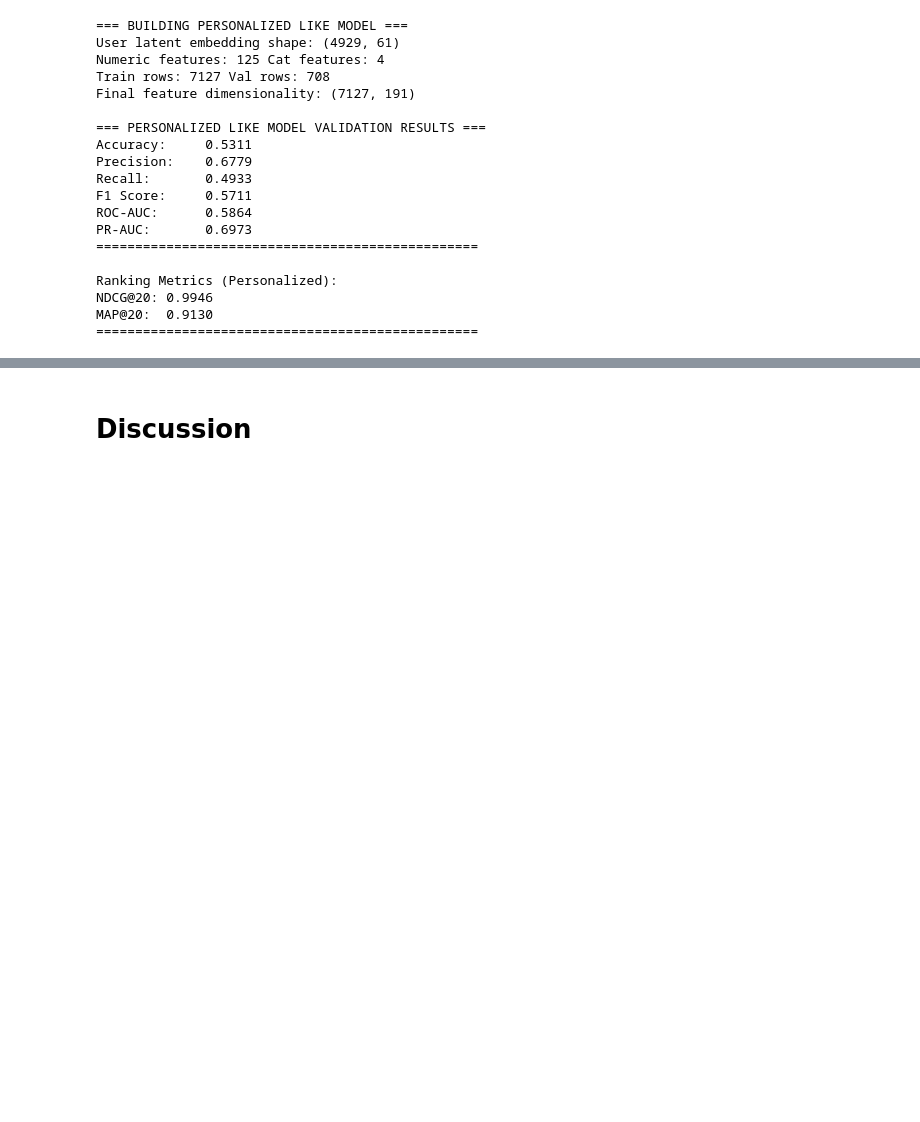
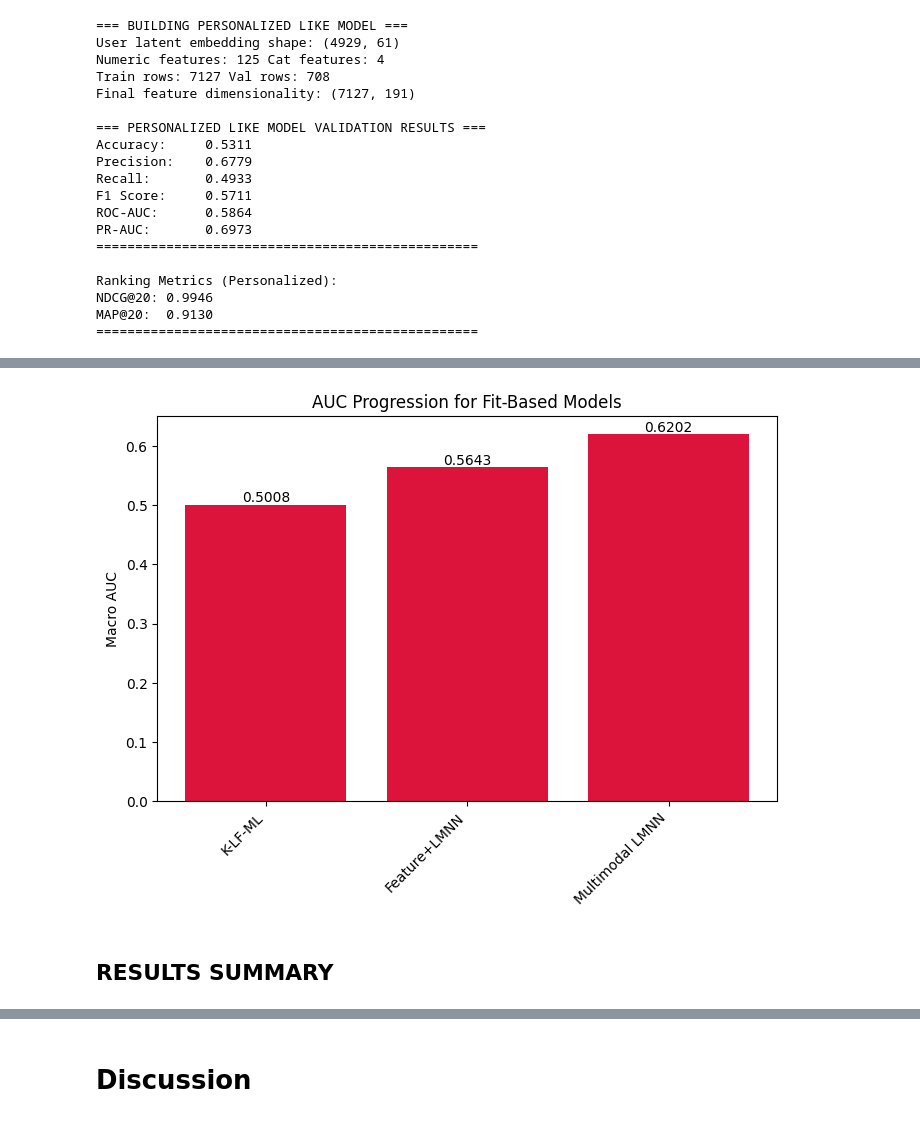
Before and after one commit to kpacker77/CSE158_Assign2, a Jupyter notebook: Assignment2.ipynb, the cells around one changed output, grey strips where cells are left out. Saved outputs shown, nothing was run; the diff lists cells and outputs as text; code cells hidden in the pictures; blank space fills up the shorter version.

```diff
--- a/Assignment2.ipynb
+++ b/Assignment2.ipynb
@@ -2311,0 +2372,19 @@ MAP@20:  0.9130
+# %%
+auc_df = pd.DataFrame({
+    'Model': ['K-LF-ML', 'Feature+LMNN', 'Multimodal LMNN'],
+    'Macro-AUC': [0.5008, 0.5643, 0.6202]
+})
+
+plt.figure(figsize=(8,5))
+bars = plt.bar(auc_df['Model'], auc_df['Macro-AUC'], color='crimson')
+plt.ylabel('Macro AUC')
+plt.title('AUC Progression for Fit-Based Models')
+plt.xticks(rotation=45, ha='right')
+for bar in bars:
+    plt.text(bar.get_x()+bar.get_width()/2, bar.get_height(),
+             f'{bar.get_height():.4f}', ha='center', va='bottom')
+plt.show()
+# %% [output]
+[figure, added]
+# %% [markdown]
+## RESULTS SUMMARY
```
Also changed, not shown: parts of 15 cells of this notebook.
